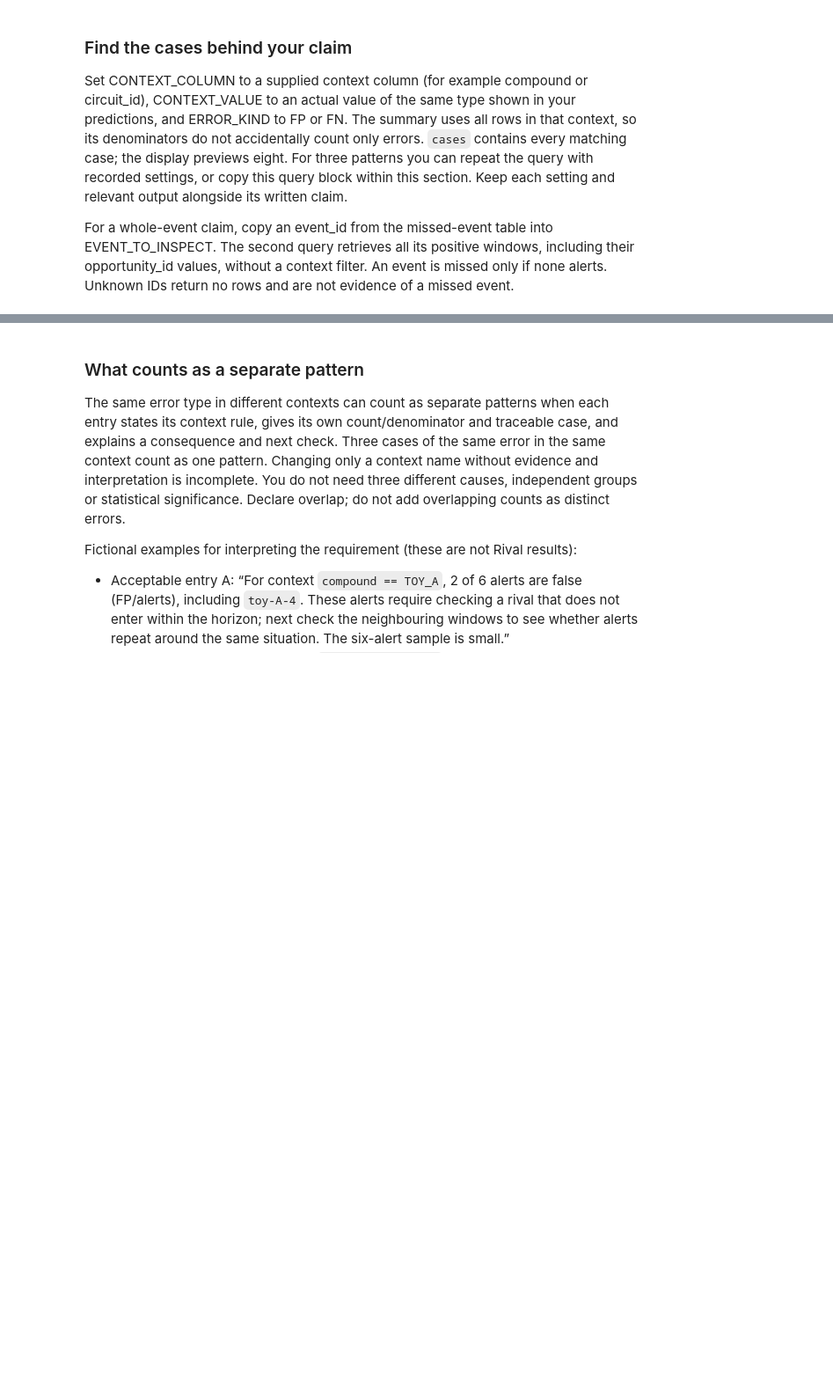
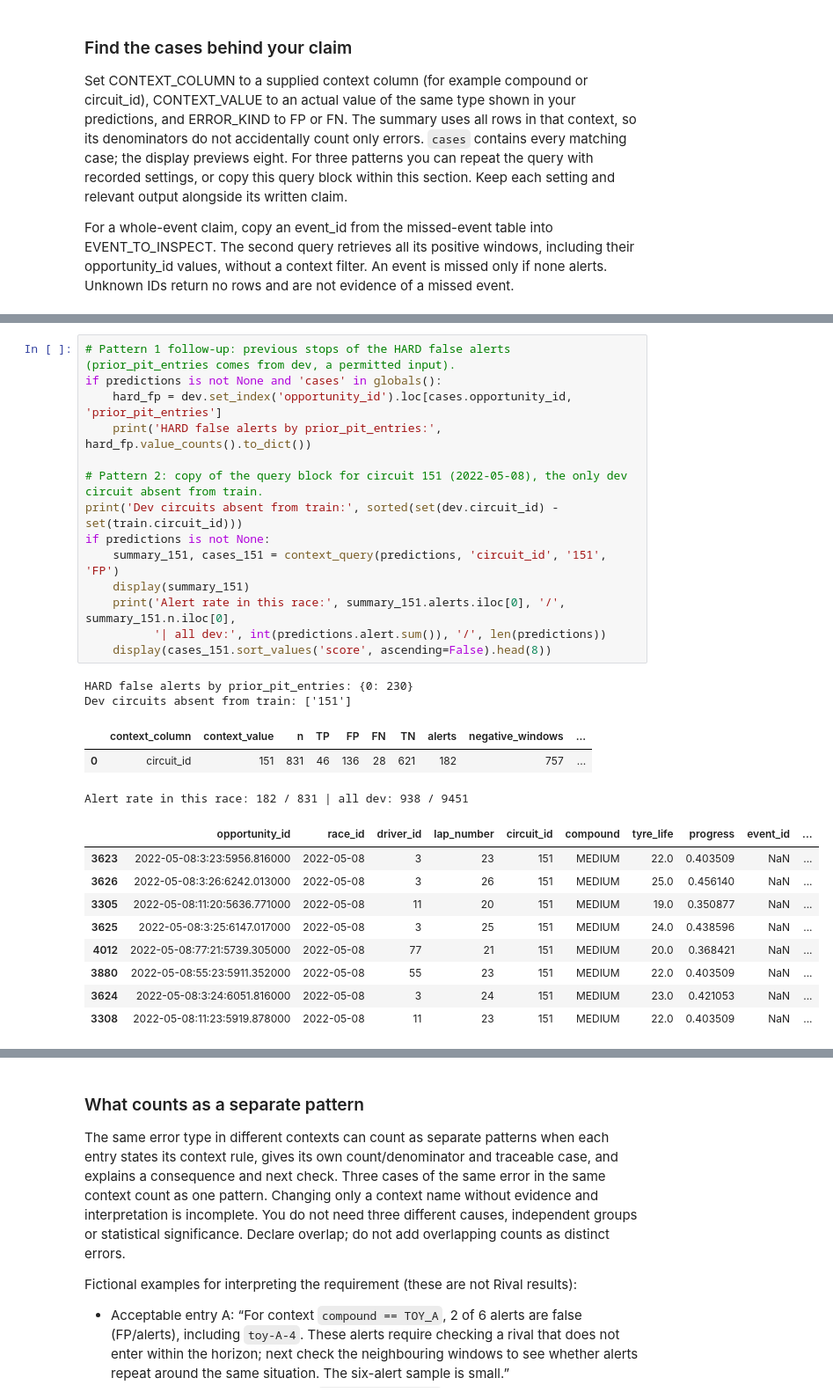
Before and after one commit to m1lvn/ai-workshop-labs, a Jupyter notebook: labs/lab_03/Lab03_ModelComparison_Student_v3.ipynb, the cells around one changed output, grey strips where cells are left out. Shown at 88% size. Cells and saved outputs as stored; diff of their text form; blank space fills up the shorter version.

```diff
--- a/labs/lab_03/Lab03_ModelComparison_Student_v3.ipynb
+++ b/labs/lab_03/Lab03_ModelComparison_Student_v3.ipynb
@@ -261 +354,30 @@ Run your additional candidate first; its frozen predictions are needed.
+# %%
+# Pattern 1 follow-up: previous stops of the HARD false alerts (prior_pit_entries comes from dev, a permitted input).
+if predictions is not None and 'cases' in globals():
+    hard_fp = dev.set_index('opportunity_id').loc[cases.opportunity_id, 'prior_pit_entries']
+    print('HARD false alerts by prior_pit_entries:', hard_fp.value_counts().to_dict())
+
+# Pattern 2: copy of the query block for circuit 151 (2022-05-08), the only dev circuit absent from train.
+print('Dev circuits absent from train:', sorted(set(dev.circuit_id) - set(train.circuit_id)))
+if predictions is not None:
+    summary_151, cases_151 = context_query(predictions, 'circuit_id', '151', 'FP')
+    display(summary_151)
+    print('Alert rate in this race:', summary_151.alerts.iloc[0], '/', summary_151.n.iloc[0],
+          '| all dev:', int(predictions.alert.sum()), '/', len(predictions))
+    display(cases_151.sort_values('score', ascending=False).head(8))
+# %% [output]
+HARD false alerts by prior_pit_entries: {0: 230}
+Dev circuits absent from train: ['151']
+|  | context_column | context_value | n | TP | FP | FN | TN | alerts | negative_windows | ... |
+| 0 | circuit_id | 151 | 831 | 46 | 136 | 28 | 621 | 182 | 757 | ... |
+Alert rate in this race: 182 / 831 | all dev: 938 / 9451
+|  | opportunity_id | race_id | driver_id | lap_number | circuit_id | compound | tyre_life | progress | event_id | ... |
+| 3623 | 2022-05-08:3:23:5956.816000 | 2022-05-08 | 3 | 23 | 151 | MEDIUM | 22.0 | 0.403509 | NaN | ... |
+| 3626 | 2022-05-08:3:26:6242.013000 | 2022-05-08 | 3 | 26 | 151 | MEDIUM | 25.0 | 0.456140 | NaN | ... |
+| 3305 | 2022-05-08:11:20:5636.771000 | 2022-05-08 | 11 | 20 | 151 | MEDIUM | 19.0 | 0.350877 | NaN | ... |
+| 3625 | 2022-05-08:3:25:6147.017000 | 2022-05-08 | 3 | 25 | 151 | MEDIUM | 24.0 | 0.438596 | NaN | ... |
+| 4012 | 2022-05-08:77:21:5739.305000 | 2022-05-08 | 77 | 21 | 151 | MEDIUM | 20.0 | 0.368421 | NaN | ... |
+| 3880 | 2022-05-08:55:23:5911.352000 | 2022-05-08 | 55 | 23 | 151 | MEDIUM | 22.0 | 0.403509 | NaN | ... |
+| 3624 | 2022-05-08:3:24:6051.816000 | 2022-05-08 | 3 | 24 | 151 | MEDIUM | 23.0 | 0.421053 | NaN | ... |
+| 3308 | 2022-05-08:11:23:5919.878000 | 2022-05-08 | 11 | 23 | 151 | MEDIUM | 22.0 | 0.403509 | NaN | ... |
 # %%
```
Also changed, not shown: parts of 12 cells of this notebook, 9 other files.
